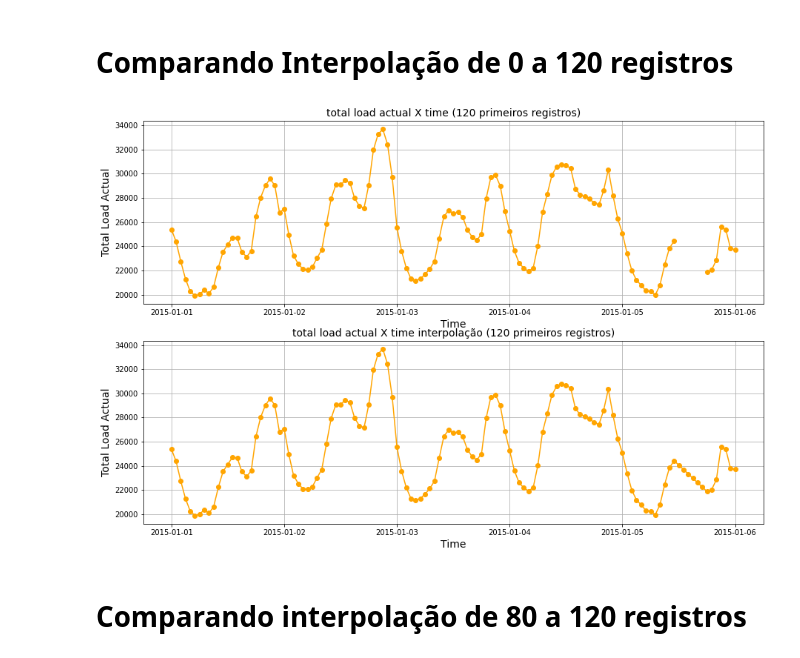
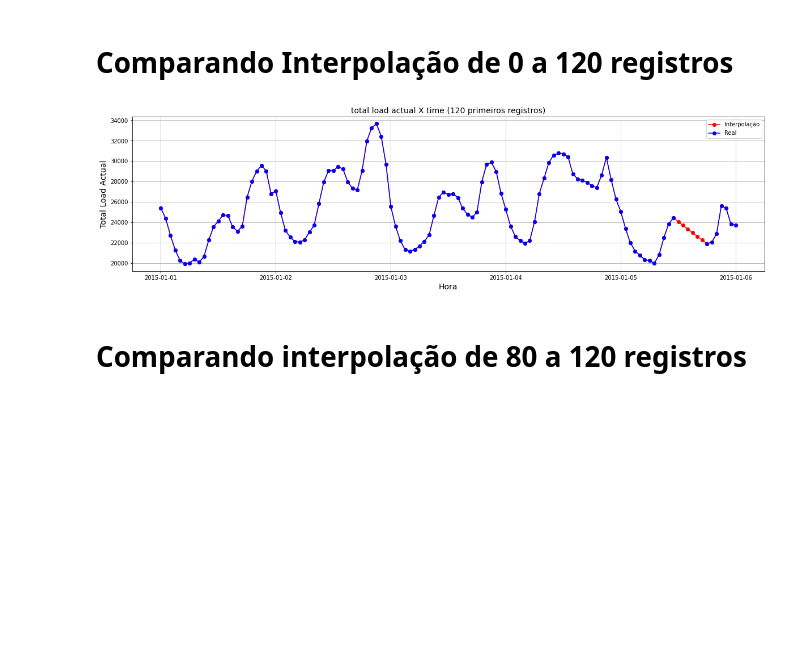
Before and after one commit to secretaria-ICA/Previsao_do_Preco_de_Energia, a Jupyter notebook: TCC_Energia.ipynb, the cells around one changed output. Saved outputs shown, nothing was run; the diff lists cells and outputs as text; code cells hidden in the pictures; blank space fills up the shorter version.

```diff
--- a/TCC_Energia.ipynb
+++ b/TCC_Energia.ipynb
@@ -235,26 +239,29 @@ df_int_2 = df_energia_interpolacao[650:781]
 # %% [markdown]
 # Comparando Interpolação de 0 a 120 registros
 # %%
-fig = plt.figure(figsize=(15, 10))
+fig = plt.figure(figsize=(20, 5))
 
-plt.subplot(2, 1, 1)
-plt.plot(df_nulos_0['time'],df_nulos_0['total load actual'], color='orange', marker='o')
-plt.title('total load actual X time (120 primeiros registros)', fontsize=14)
+#plt.subplot(2, 1, 1)
+plt.plot(df_int_0['time'],df_int_0['total load actual'], color='red', marker='o')
 plt.xlabel('Time', fontsize=14)
 plt.ylabel('Total Load Actual', fontsize=14)
 plt.grid(True)
 
 
-plt.subplot(2, 1, 2)
-plt.plot(df_int_0['time'],df_int_0['total load actual'], color='orange', marker='o')
-plt.title('total load actual X time interpolação (120 primeiros registros)', fontsize=14)
+#plt.subplot(2, 1, 2)
+plt.plot(df_nulos_0['time'],df_nulos_0['total load actual'], color='blue', marker='o')
 plt.xlabel('Time', fontsize=14)
 plt.ylabel('Total Load Actual', fontsize=14)
 plt.grid(True)
 
+plt.xlabel('Hora')
+plt.ylabel('Total Load Actual')
+plt.legend(["Interpolação","Real"])
+plt.title('total load actual X time (120 primeiros registros)', fontsize=14)
+
 plt.show()
 # %% [output]
-[figure, old version]
+[figure, new version]
 # %% [markdown]
 # Comparando interpolação de 80 a 120 registros
 # %%
```
Also changed, not shown: parts of 117 cells of this notebook.
